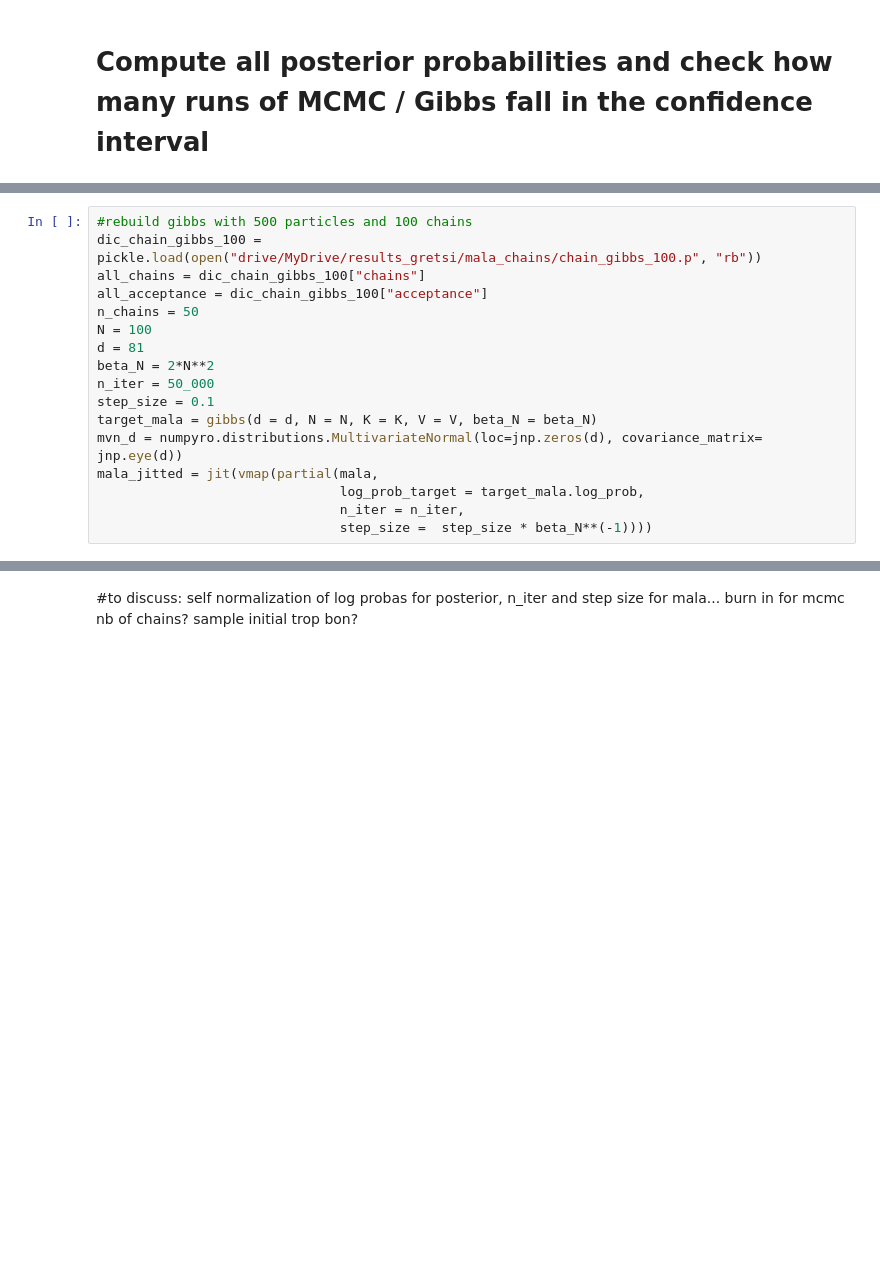
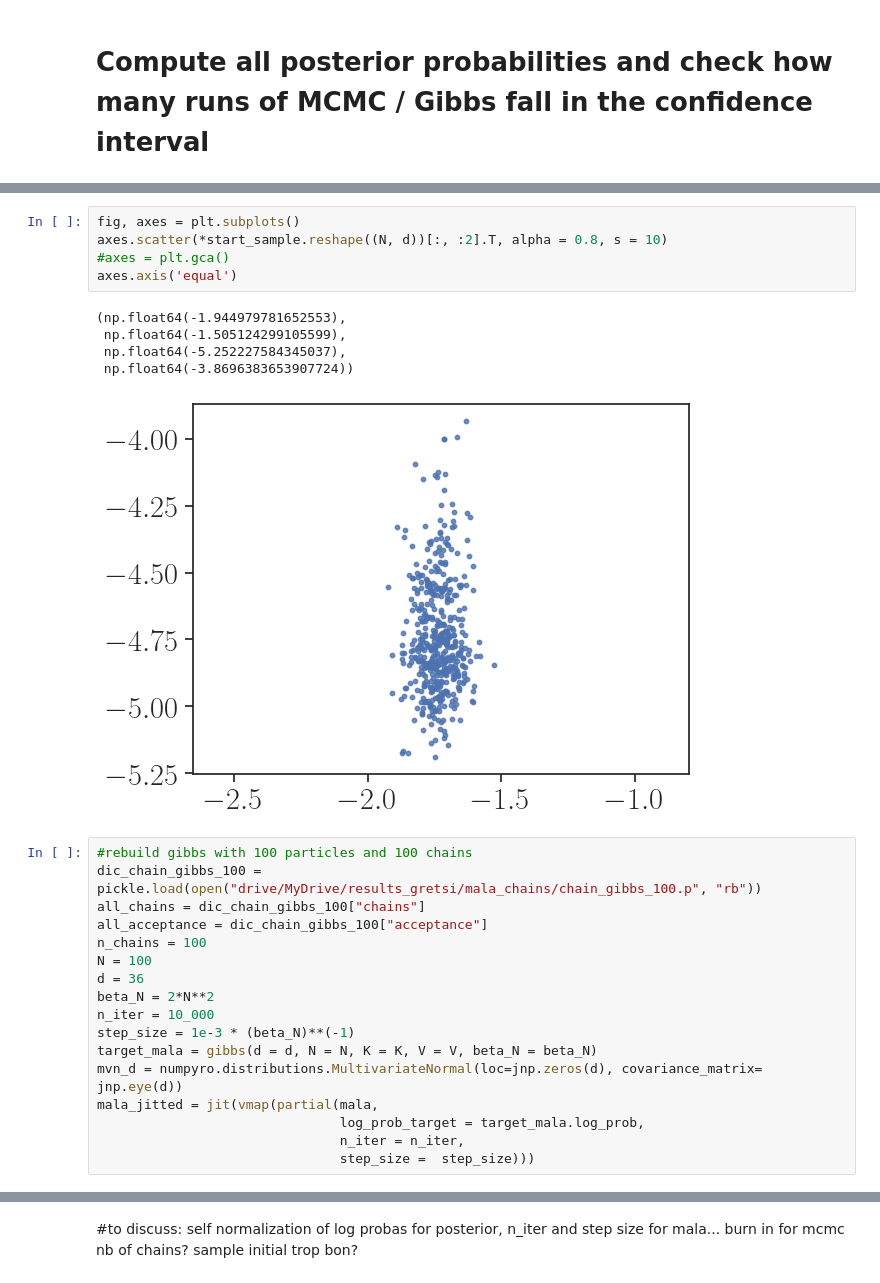
Before and after one commit to mrouault/mc-gibbs, a Jupyter notebook: notebooks/xps_gretsi.ipynb, the cells around one changed output, grey strips where cells are left out. Drawn from its saved outputs; the diff is of its cells as text; blank space fills up the shorter version.

```diff
--- a/notebooks/xps_gretsi.ipynb
+++ b/notebooks/xps_gretsi.ipynb
@@ -750,20 +927,31 @@ mcmc_bayes = dic_chain_bayes["chain_bayes"]
+# %%
+fig, axes = plt.subplots()
+axes.scatter(*start_sample.reshape((N, d))[:, :2].T, alpha = 0.8, s = 10)
+#axes = plt.gca()
+axes.axis('equal')
+# %% [output]
+(np.float64(-1.944979781652553),
+ np.float64(-1.505124299105599),
+ np.float64(-5.252227584345037),
+ np.float64(-3.8696383653907724))
+[figure, added]
 # %%
-#rebuild gibbs with 500 particles and 100 chains
+#rebuild gibbs with 100 particles and 100 chains
 dic_chain_gibbs_100 = pickle.load(open("drive/MyDrive/results_gretsi/mala_chains/chain_gibbs_100.p", "rb"))
 all_chains = dic_chain_gibbs_100["chains"]
 all_acceptance = dic_chain_gibbs_100["acceptance"]
-n_chains = 50
+n_chains = 100
 N = 100
-d = 81
+d = 36
 beta_N = 2*N**2
-n_iter = 50_000
-step_size = 0.1
+n_iter = 10_000
+step_size = 1e-3 * (beta_N)**(-1)
 target_mala = gibbs(d = d, N = N, K = K, V = V, beta_N = beta_N)
 mvn_d = numpyro.distributions.MultivariateNormal(loc=jnp.zeros(d), covariance_matrix= jnp.eye(d))
 mala_jitted = jit(vmap(partial(mala,
                                log_prob_target = target_mala.log_prob,
                                n_iter = n_iter,
-                               step_size =  step_size * beta_N**(-1))))
+                               step_size =  step_size)))
 # %%
 dic_chain_gibbs_100["n_iter"] = n_iter
 dic_chain_gibbs_100["step_size"] = step_size
```
Also changed, not shown: parts of 114 cells of this notebook, 2 other files.
